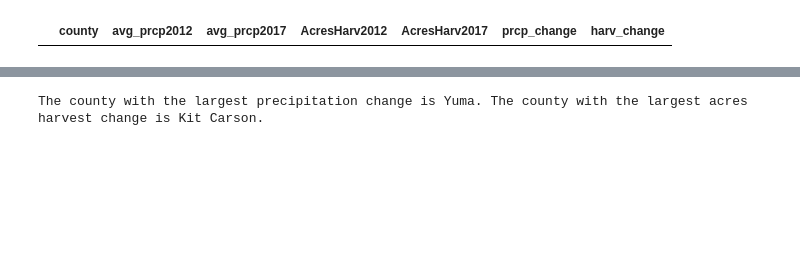
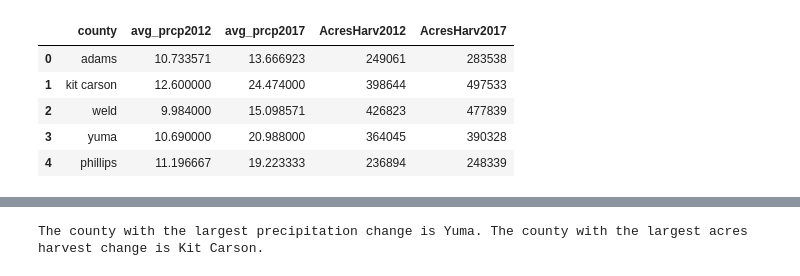
Before and after one commit to malannpren/final-programming-project, a Jupyter notebook: finalproject.ipynb, the cells around one changed output, grey strips where cells are left out. Saved outputs shown, nothing was run; the diff lists cells and outputs as text; code cells hidden in the pictures; blank space fills up the shorter version.

```diff
--- a/finalproject.ipynb
+++ b/finalproject.ipynb
@@ -59,8 +64,10 @@ ValueError: invalid literal for int() with base 10: '283,538'
 # %%
-def join_func(join, left, right, variable):
+def join_func(left, right, variable):
     "This function performs a join between two tables or variables."
 
     join = left.merge(right, on=variable)
+
+    return join
 # %%
 # precipitation join
 
@@ -68,15 +75,20 @@ cty2012prcp = pd.read_csv(r"C:\Users\catan\Documents\GitHub\final-programming-pr
 cty2017prcp = pd.read_csv(r"C:\Users\catan\Documents\GitHub\final-programming-project\cty2017prcp.csv")
 
 #prcp_join = cty2012prcp.merge(cty2017prcp, on='county')
-join_func(prcp_join, cty2012prcp, cty2017prcp, 'county')
+prcp_join = join_func(cty2012prcp, cty2017prcp, 'county')
 # %%
 # joining precipitation and harvest data
 
 #all_data = prcp_join.merge(HarvGdf, on='county')
-join_func(all_data, prcp_join, HarvGdf, 'county')
+all_data = join_func(prcp_join, HarvGdf, 'county')
 all_data
 # %% [output]
-|  | county | avg_prcp2012 | avg_prcp2017 | AcresHarv2012 | AcresHarv2017 | prcp_change | harv_change |
+|  | county | avg_prcp2012 | avg_prcp2017 | AcresHarv2012 | AcresHarv2017 |
+| 0 | adams | 10.733571 | 13.666923 | 249061 | 283538 |
+| 1 | kit carson | 12.600000 | 24.474000 | 398644 | 497533 |
+| 2 | weld | 9.984000 | 15.098571 | 426823 | 477839 |
+| 3 | yuma | 10.690000 | 20.988000 | 364045 | 390328 |
+| 4 | phillips | 11.196667 | 19.223333 | 236894 | 248339 |
 # %%
 # creating percent change columns
 
```
Also changed, not shown: parts of 5 cells of this notebook, 6 other files.
